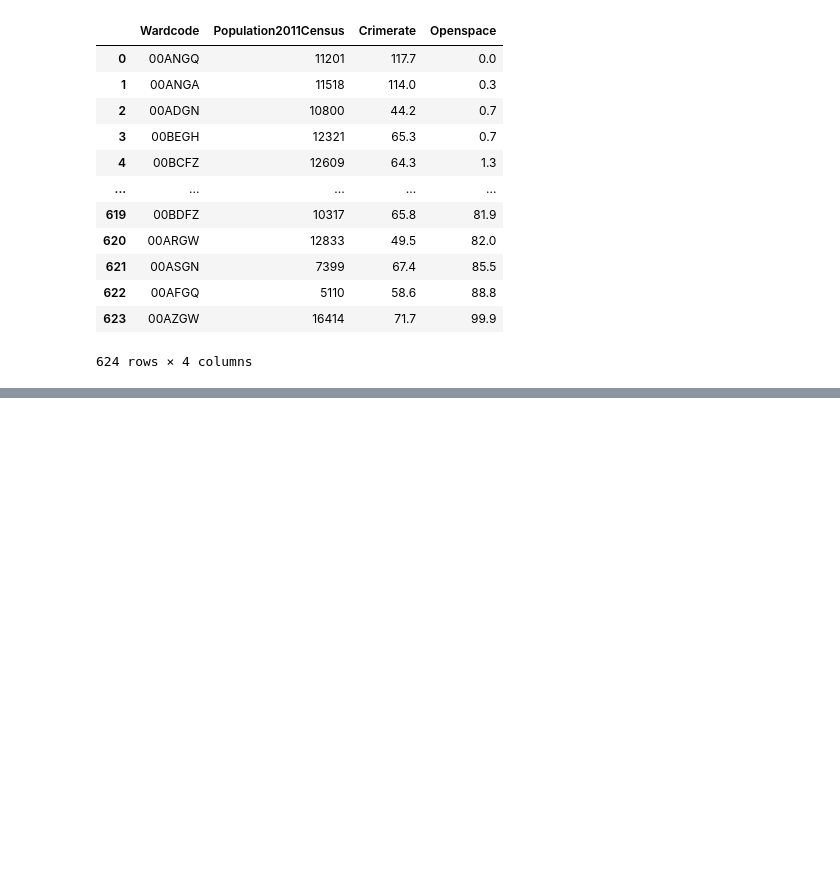
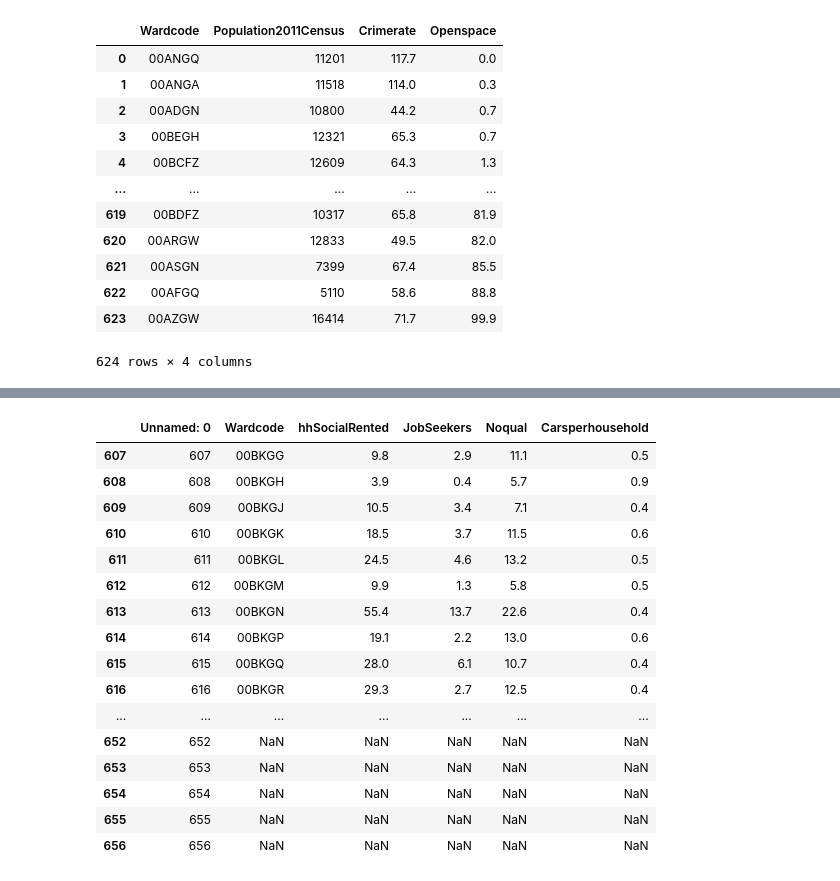
Before and after one commit to sdu100/W8, a Jupyter notebook: W8.ipynb, the cells around one changed output, grey strips where cells are left out. Drawn from its saved outputs; the diff is of its cells as text; code cells hidden in the pictures; blank space fills up the shorter version.

```diff
--- a/W8.ipynb
+++ b/W8.ipynb
@@ -120,0 +103,21 @@ df_sas.describe()
+# %%
+df_se = pd.read_csv("London ward data socioeconomic(1).csv")
+df_se.tail(50)
+# %% [output]
+|  | Unnamed: 0 | Wardcode | hhSocialRented | JobSeekers | Noqual | Carsperhousehold |
+| 607 | 607 | 00BKGG | 9.8 | 2.9 | 11.1 | 0.5 |
+| 608 | 608 | 00BKGH | 3.9 | 0.4 | 5.7 | 0.9 |
+| 609 | 609 | 00BKGJ | 10.5 | 3.4 | 7.1 | 0.4 |
+| 610 | 610 | 00BKGK | 18.5 | 3.7 | 11.5 | 0.6 |
+| 611 | 611 | 00BKGL | 24.5 | 4.6 | 13.2 | 0.5 |
+| 612 | 612 | 00BKGM | 9.9 | 1.3 | 5.8 | 0.5 |
+| 613 | 613 | 00BKGN | 55.4 | 13.7 | 22.6 | 0.4 |
+| 614 | 614 | 00BKGP | 19.1 | 2.2 | 13.0 | 0.6 |
+| 615 | 615 | 00BKGQ | 28.0 | 6.1 | 10.7 | 0.4 |
+| 616 | 616 | 00BKGR | 29.3 | 2.7 | 12.5 | 0.4 |
+| ... | ... | ... | ... | ... | ... | ... |
+| 652 | 652 | NaN | NaN | NaN | NaN | NaN |
+| 653 | 653 | NaN | NaN | NaN | NaN | NaN |
+| 654 | 654 | NaN | NaN | NaN | NaN | NaN |
+| 655 | 655 | NaN | NaN | NaN | NaN | NaN |
+| 656 | 656 | NaN | NaN | NaN | NaN | NaN |
```
Also changed, not shown: parts of 5 cells of this notebook, 5 other files.
